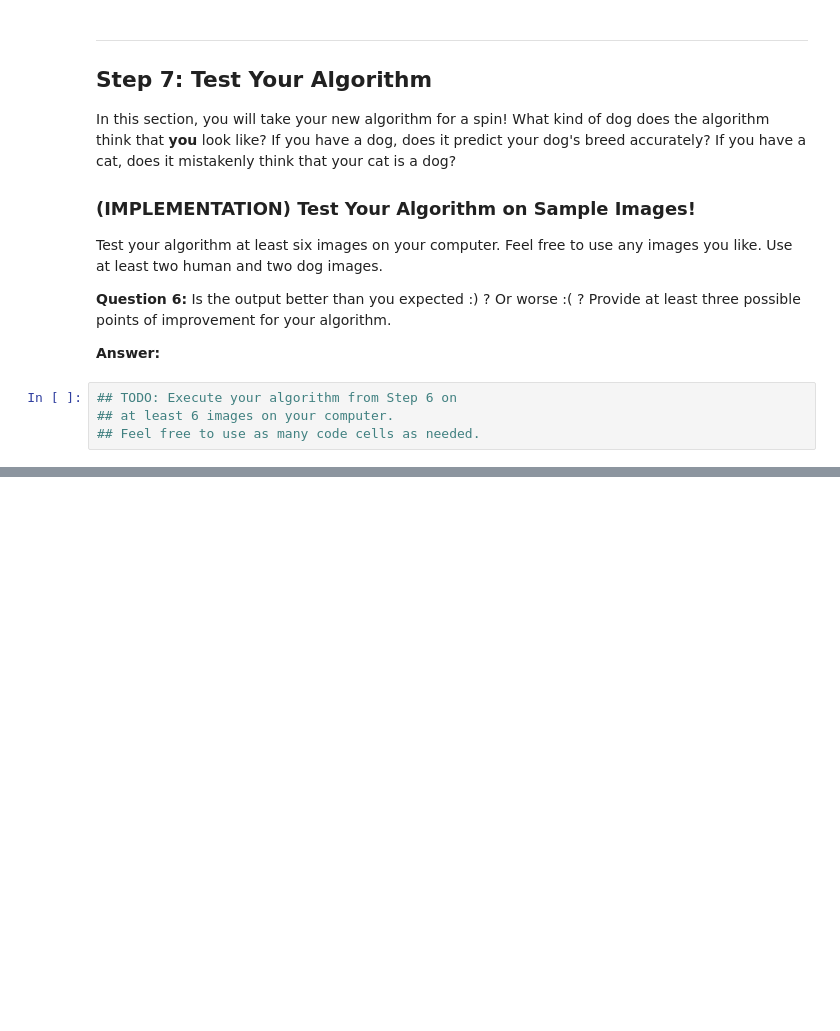
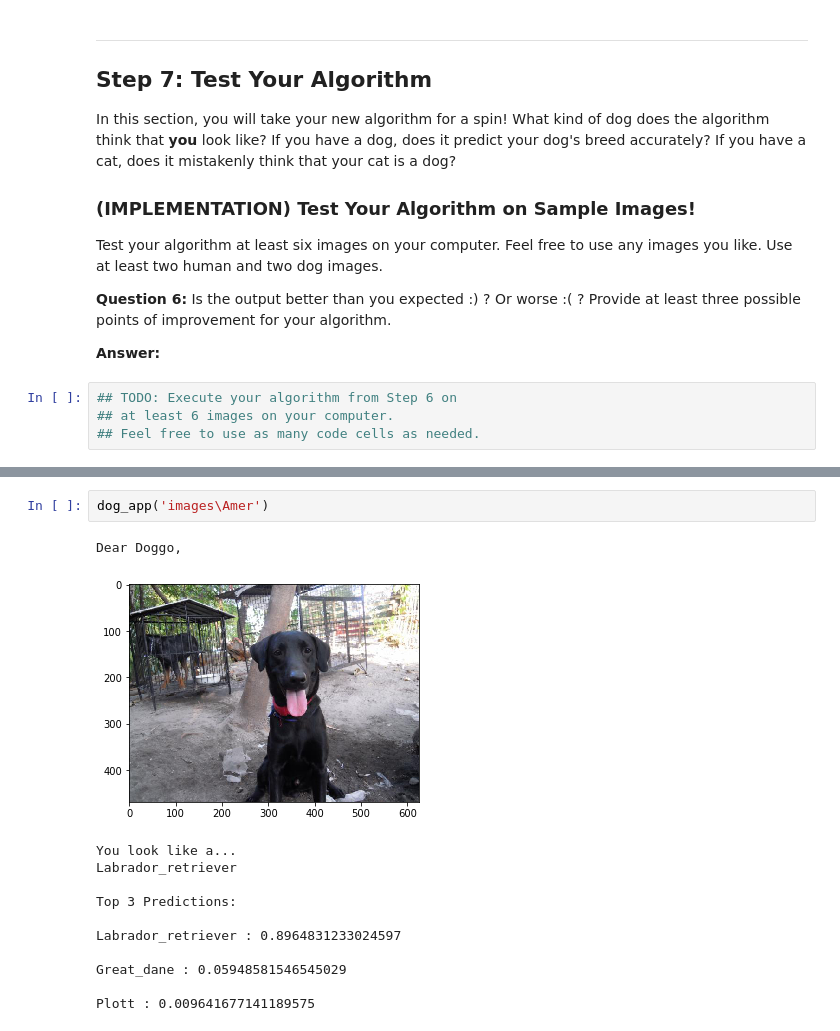
Before and after one commit to m00nd00r/Dog-Breed-App, a Jupyter notebook: dog_app.ipynb, the cells around one changed output, grey strips where cells are left out. Saved outputs shown, nothing was run; the diff lists cells and outputs as text; blank space fills up the shorter version.

```diff
--- a/dog_app.ipynb
+++ b/dog_app.ipynb
@@ -1238,0 +1273,15 @@ __Answer:__
+# %%
+dog_app('images\Amer')
+# %% [output]
+Dear Doggo,
+[figure, added]
+You look like a...
+Labrador_retriever
+
+Top 3 Predictions:
+
+Labrador_retriever : 0.8964831233024597
+
+Great_dane : 0.05948581546545029
+
+Plott : 0.009641677141189575
```
Also changed, not shown: parts of 18 cells of this notebook.
